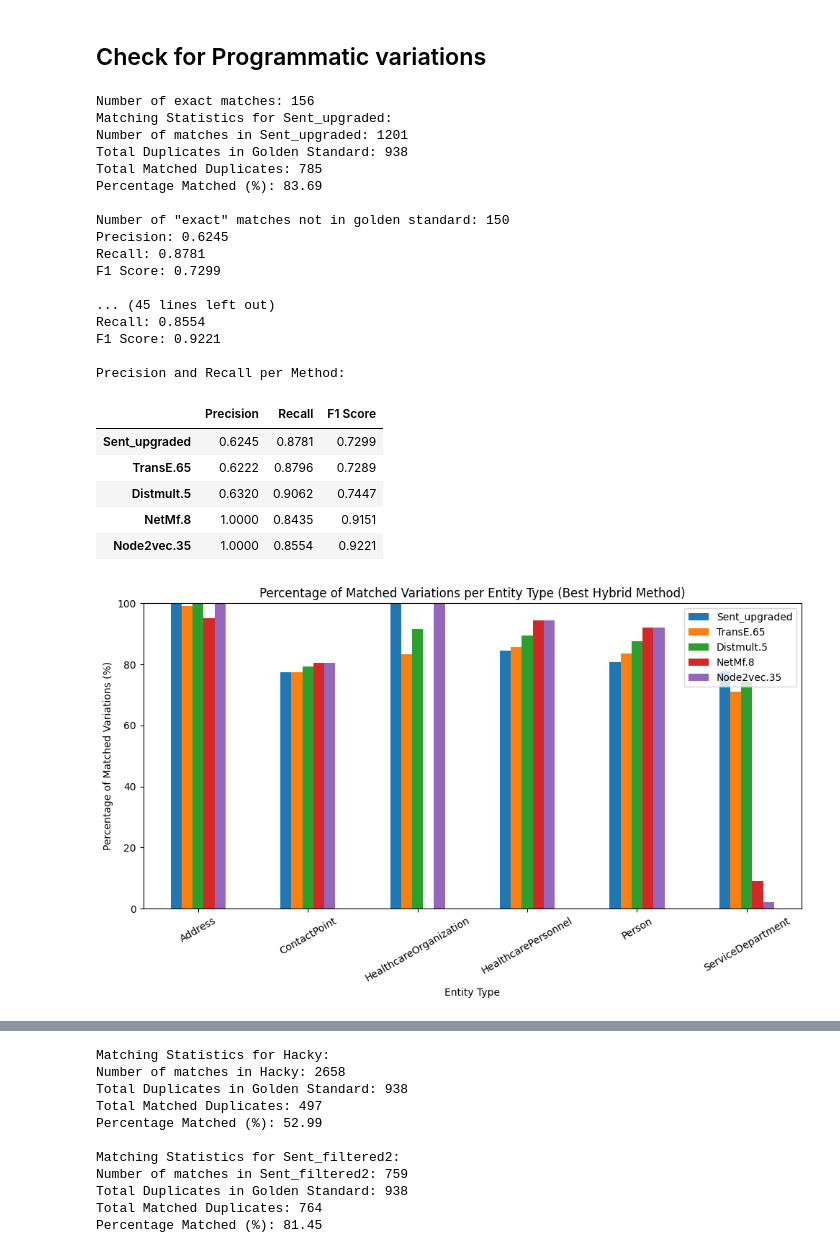
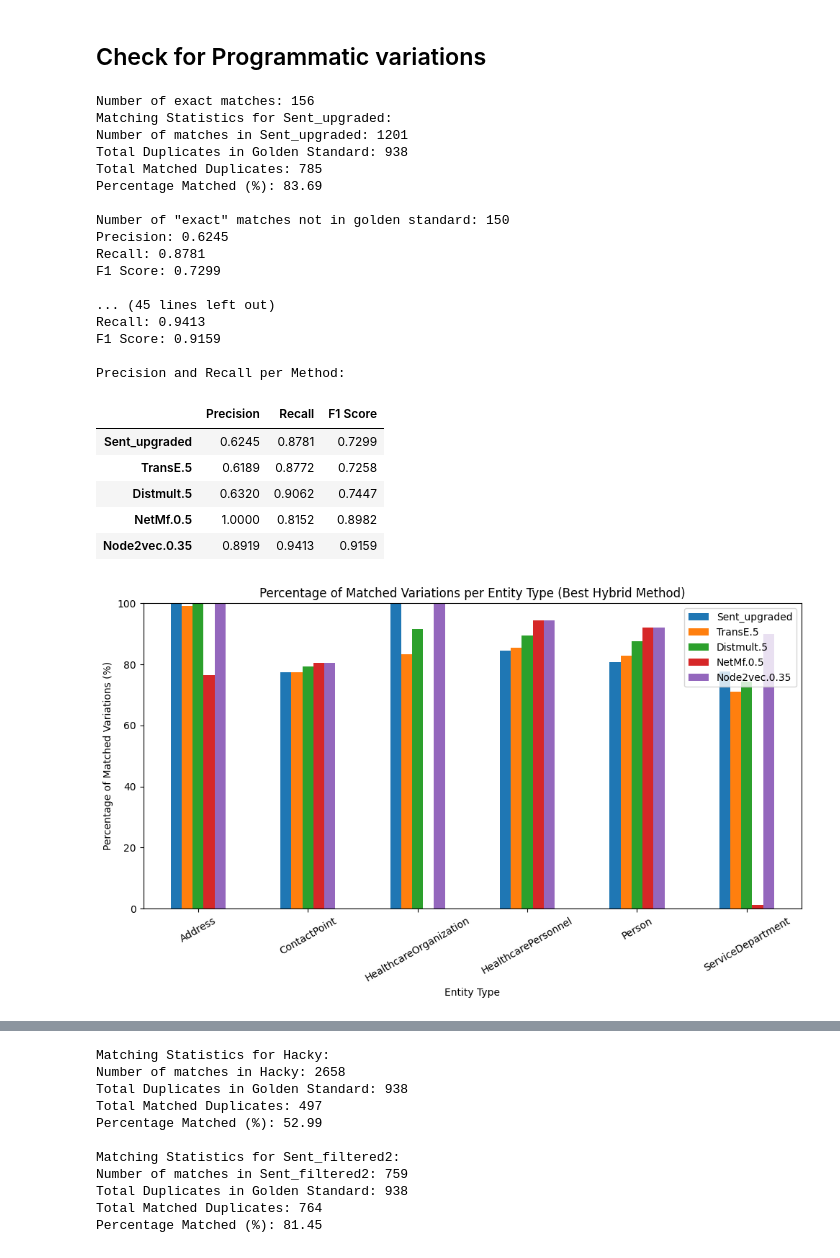
Before and after one commit to Timszy/entity-deduplication-hack-main, a Jupyter notebook: EvaluateProg_data.ipynb, the cells around one changed output, grey strips where cells are left out. Saved outputs shown, nothing was run; the diff lists cells and outputs as text; code cells hidden in the pictures.

```diff
--- a/EvaluateProg_data.ipynb
+++ b/EvaluateProg_data.ipynb
@@ -6,30 +6,31 @@ import json
 import matplotlib.pyplot as plt
 noise = 'high'
 # Load the CSV and JSON files
-# golden_standard = pd.read_csv(f'data/test_golden_standard_struct_{noise}.csv')
+golden_standard = pd.read_csv(f'data/test_golden_standard_{noise}.csv')
 
-# Load both match files
+#Load both match files
+match_files = {
+
+    'TransE.5' : json.load(open(f'matches_{noise}/HybridTransE_alpha_0.5.json', 'r')),
+    'Distmult.5': json.load(open(f'matches_{noise}/HybridDistmult_alpha_0.5.json', 'r')),
+    'NetMf.0.5' : json.load(open(f'matches_{noise}/HybridNetMf_alpha_0.5.json', 'r')),
+    'Node2vec.0.35': json.load(open(f'matches_{noise}/HybridNode2vecLow_alpha_0.5.json', 'r')),
+    'Sent_upgraded': json.load(open(f'matches_{noise}/SentenceEmbedding_top_k5.json', 'r')),
+
+}
+
+# # Load the CSV and JSON files
+# golden_standard = pd.read_csv(f'data/test_golden_standard_{noise}_updated.csv')
+
+# # Load both match files
 # match_files = {
-#     'Sent_upgraded': json.load(open(f'matches_struct_{noise}/SentenceEmbedding_top_k5.json', 'r')),
-#     'TransE.65' : json.load(open(f'matches_struct_{noise}/HybridTransE_alpha_0.65.json', 'r')),
-#     'Distmult.5': json.load(open(f'matches_struct_{noise}/HybridDistmult_alpha_0.5.json', 'r')),
-#     'NetMf.0' : json.load(open(f'matches_struct_{noise}/HybridNetMf_alpha_0.0.json', 'r')),
-#     'Node2vec.0': json.load(open(f'matches_struct_{noise}/HybridNode2vecLow_alpha_0.0.json', 'r')),
+#     'Sent_upgraded': json.load(open(f'matches_{noise}/SentenceEmbedding_top_k5.json', 'r')),
+#     'TransE.65' : json.load(open(f'matches_{noise}/HybridTransE_alpha_0.8.json', 'r')),
+#     'Distmult.5': json.load(open(f'matches_{noise}/HybridDistmult_alpha_0.5.json', 'r')),
+#     'NetMf.8' : json.load(open(f'matches_{noise}/HybridNetMf_alpha_0.8.json', 'r')),
+#     'Node2vec.35': json.load(open(f'matches_{noise}/HybridNode2vecLow_alpha_0.35.json', 'r')),
 
 # }
-
-# Load the CSV and JSON files
-golden_standard = pd.read_csv(f'data/test_golden_standard_{noise}_updated.csv')
-
-# Load both match files
-match_files = {
-    'Sent_upgraded': json.load(open(f'matches_{noise}/SentenceEmbedding_top_k5.json', 'r')),
-    'TransE.65' : json.load(open(f'matches_{noise}/HybridTransE_alpha_0.8.json', 'r')),
-    'Distmult.5': json.load(open(f'matches_{noise}/HybridDistmult_alpha_0.5.json', 'r')),
-    'NetMf.8' : json.load(open(f'matches_{noise}/HybridNetMf_alpha_0.8.json', 'r')),
-    'Node2vec.35': json.load(open(f'matches_{noise}/HybridNode2vecLow_alpha_0.35.json', 'r')),
-
-}
 
 def extract_uuid(uri):
     return uri.split("/")[-1]
@@ -167,39 +168,39 @@ print("Precision and Recall per Method:")
 display(pr_df)
 
 percent_df = pd.DataFrame(percent_summary).fillna(0)
 percent_df.plot(kind='bar', figsize=(10,6))
 plt.xlabel('Entity Type')
 plt.ylabel('Percentage of Matched Variations (%)')
 plt.title('Percentage of Matched Variations per Entity Type (Best Hybrid Method)')
 plt.ylim(0, 100)
 plt.xticks(rotation=30)
 plt.tight_layout()
 plt.show()
 # %% [output]
 Number of exact matches: 156
 Matching Statistics for Sent_upgraded:
 Number of matches in Sent_upgraded: 1201
 Total Duplicates in Golden Standard: 938
 Total Matched Duplicates: 785
 Percentage Matched (%): 83.69
 
 Number of "exact" matches not in golden standard: 150
 Precision: 0.6245
 Recall: 0.8781
 F1 Score: 0.7299
 
 ... (45 lines left out)
-Recall: 0.8554
-F1 Score: 0.9221
+Recall: 0.9413
+F1 Score: 0.9159
 
 Precision and Recall per Method:
 |  | Precision | Recall | F1 Score |
 | Sent_upgraded | 0.6245 | 0.8781 | 0.7299 |
-| TransE.65 | 0.6222 | 0.8796 | 0.7289 |
+| TransE.5 | 0.6189 | 0.8772 | 0.7258 |
 | Distmult.5 | 0.6320 | 0.9062 | 0.7447 |
-| NetMf.8 | 1.0000 | 0.8435 | 0.9151 |
-| Node2vec.35 | 1.0000 | 0.8554 | 0.9221 |
+| NetMf.0.5 | 1.0000 | 0.8152 | 0.8982 |
+| Node2vec.0.35 | 0.8919 | 0.9413 | 0.9159 |
-[figure, old version]
+[figure, new version]
 # %%
 import pandas as pd
 import json
```
Also changed, not shown: parts of 5 cells of this notebook, 32 other files.
